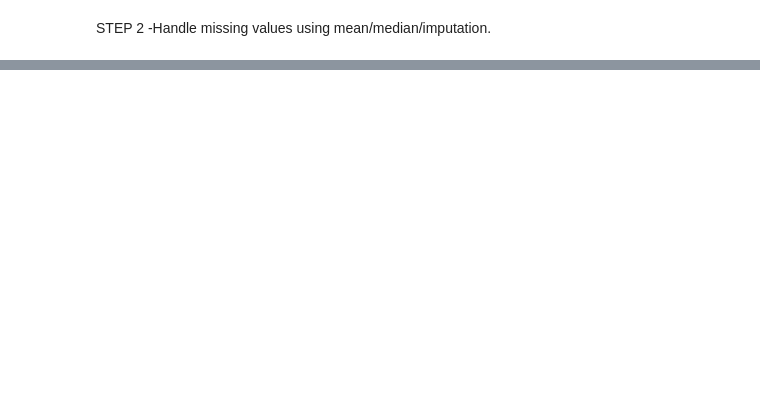
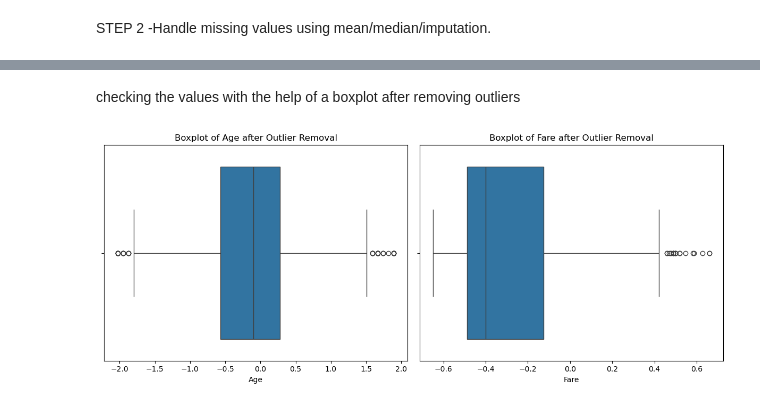
Before and after one commit to D4X-max/Task-1-Data-Cleaning-Preprocessing, a Jupyter notebook: data_preprocessing_cleaning.ipynb, the cells around one changed output, grey strips where cells are left out. Cells and saved outputs as stored; diff of their text form; code cells hidden in the pictures; blank space fills up the shorter version.

```diff
--- a/data_preprocessing_cleaning.ipynb
+++ b/data_preprocessing_cleaning.ipynb
@@ -38,0 +96,20 @@ STEP 2 -Handle missing values using mean/median/imputation.
+# %%
+# Calculate IQR for Age
+Q1_age = encoded_sample1['Age'].quantile(0.25)
+Q3_age = encoded_sample1['Age'].quantile(0.75)
+IQR_age = Q3_age - Q1_age
+lower_bound_age = Q1_age - 1.5 * IQR_age
+upper_bound_age = Q3_age + 1.5 * IQR_age
+
+# Calculate IQR for Fare
+Q1_fare = encoded_sample1['Fare'].quantile(0.25)
+Q3_fare = encoded_sample1['Fare'].quantile(0.75)
+IQR_fare = Q3_fare - Q1_fare
+lower_bound_fare = Q1_fare - 1.5 * IQR_fare
+upper_bound_fare = Q3_fare + 1.5 * IQR_fare
+
+# Filter out outliers
+filtered_df = encoded_sample1[
+    (encoded_sample1['Age'] >= lower_bound_age) & (encoded_sample1['Age'] <= upper_bound_age) &
+    (encoded_sample1['Fare'] >= lower_bound_fare) & (encoded_sample1['Fare'] <= upper_bound_fare)
+]
@@ -38,0 +120,18 @@ STEP 2 -Handle missing values using mean/median/imputation.
+# %% [markdown]
+checking the values with the help of a boxplot after removing outliers
+# %%
+# Assuming your filtered DataFrame after outlier removal is called filtered_df
+plt.figure(figsize=(12, 5))
+
+plt.subplot(1, 2, 1)
+sns.boxplot(x=filtered_df['Age'])
+plt.title('Boxplot of Age after Outlier Removal')
+
+plt.subplot(1, 2, 2)
+sns.boxplot(x=filtered_df['Fare'])
+plt.title('Boxplot of Fare after Outlier Removal')
+
+plt.tight_layout()
+plt.show()
+# %% [output]
+[figure, added]
```
Also changed, not shown: parts of 19 cells of this notebook.
